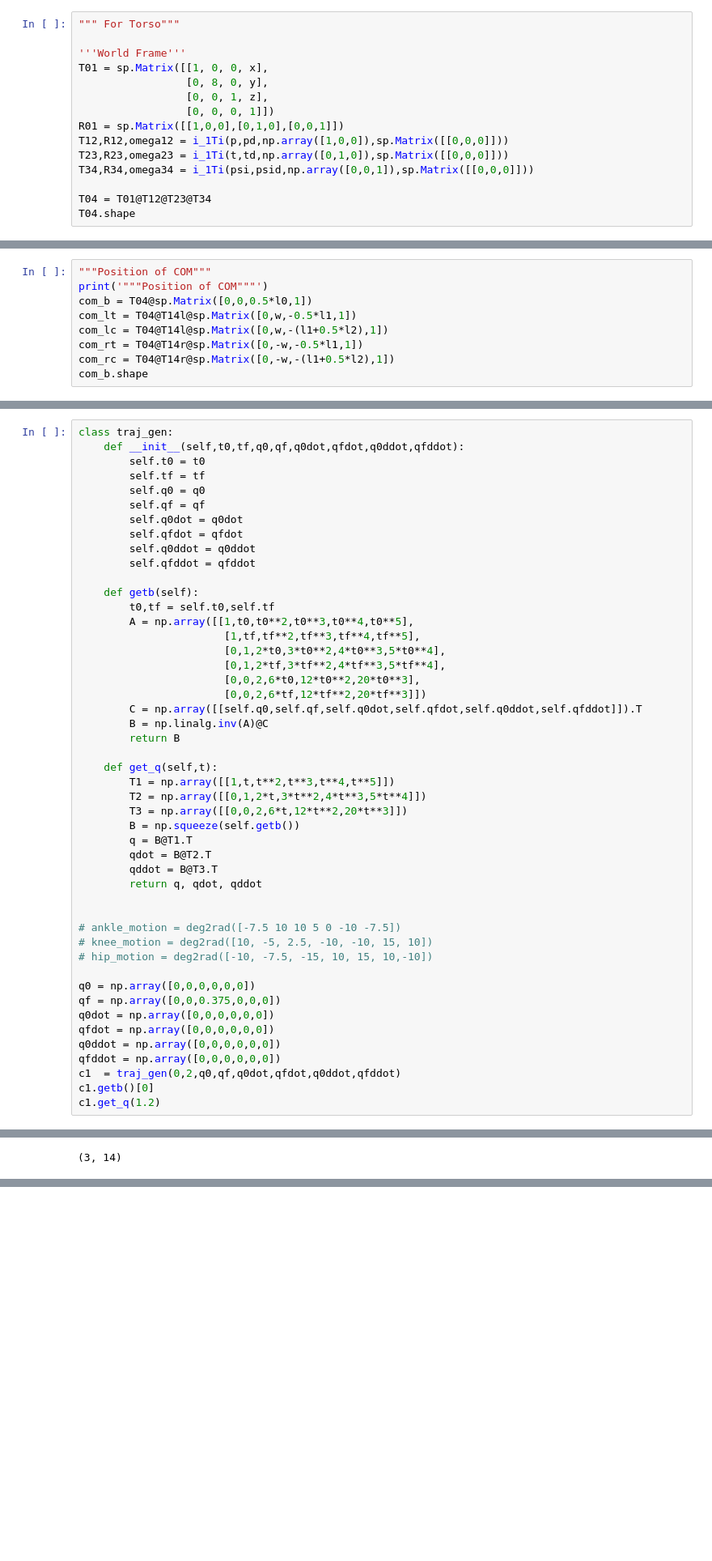
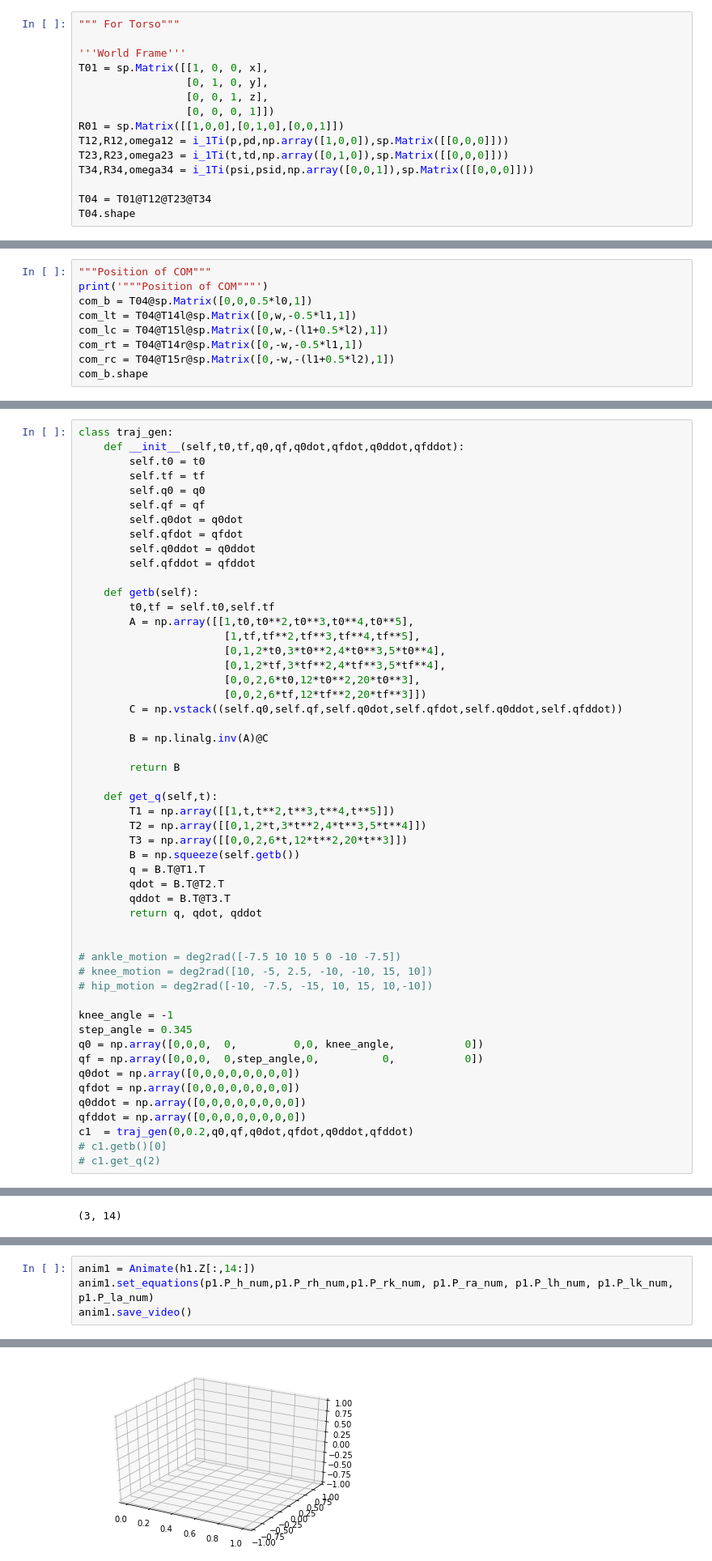
Before and after one commit to amit-420/legged_course, a Jupyter notebook: Legged_module_5_bipedal_walking.ipynb, the cells around one changed output, grey strips where cells are left out. Shown: that part at 81% size. Saved outputs shown, nothing was run; the diff lists cells and outputs as text; blank space fills up the shorter version.

```diff
--- a/Legged_module_5_bipedal_walking.ipynb
+++ b/Legged_module_5_bipedal_walking.ipynb
@@ -93,7 +93,7 @@ T15l.shape
 
 '''World Frame'''
 T01 = sp.Matrix([[1, 0, 0, x],
-                 [0, 8, 0, y],
+                 [0, 1, 0, y],
                  [0, 0, 1, z],
                  [0, 0, 0, 1]])
 R01 = sp.Matrix([[1,0,0],[0,1,0],[0,0,1]])
@@ -133,9 +133,9 @@ P_ra.shape
 print('"""Position of COM"""')
 com_b = T04@sp.Matrix([0,0,0.5*l0,1])
 com_lt = T04@T14l@sp.Matrix([0,w,-0.5*l1,1])
-com_lc = T04@T14l@sp.Matrix([0,w,-(l1+0.5*l2),1])
+com_lc = T04@T15l@sp.Matrix([0,w,-(l1+0.5*l2),1])
 com_rt = T04@T14r@sp.Matrix([0,-w,-0.5*l1,1])
-com_rc = T04@T14r@sp.Matrix([0,-w,-(l1+0.5*l2),1])
+com_rc = T04@T15r@sp.Matrix([0,-w,-(l1+0.5*l2),1])
 com_b.shape
 # %% [output]
 """Position of COM"""
@@ -238,8 +238,10 @@ class traj_gen:
                        [0,1,2*tf,3*tf**2,4*tf**3,5*tf**4],
                        [0,0,2,6*t0,12*t0**2,20*t0**3],
                        [0,0,2,6*tf,12*tf**2,20*tf**3]])
-        C = np.array([[self.q0,self.qf,self.q0dot,self.qfdot,self.q0ddot,self.qfddot]]).T
+        C = np.vstack((self.q0,self.qf,self.q0dot,self.qfdot,self.q0ddot,self.qfddot))
+
         B = np.linalg.inv(A)@C
+
         return B
 
     def get_q(self,t):
@@ -247,9 +249,9 @@ class traj_gen:
         T2 = np.array([[0,1,2*t,3*t**2,4*t**3,5*t**4]])
         T3 = np.array([[0,0,2,6*t,12*t**2,20*t**3]])
         B = np.squeeze(self.getb())
-        q = B@T1.T
-        qdot = B@T2.T
-        qddot = B@T3.T
+        q = B.T@T1.T
+        qdot = B.T@T2.T
+        qddot = B.T@T3.T
         return q, qdot, qddot
 
 
@@ -257,12 +259,14 @@ class traj_gen:
 # knee_motion = deg2rad([10, -5, 2.5, -10, -10, 15, 10])
 # hip_motion = deg2rad([-10, -7.5, -15, 10, 15, 10,-10])
 
-q0 = np.array([0,0,0,0,0,0])
-qf = np.array([0,0,0.375,0,0,0])
-q0dot = np.array([0,0,0,0,0,0])
-qfdot = np.array([0,0,0,0,0,0])
-q0ddot = np.array([0,0,0,0,0,0])
-qfddot = np.array([0,0,0,0,0,0])
-c1  = traj_gen(0,2,q0,qf,q0dot,qfdot,q0ddot,qfddot)
-c1.getb()[0]
-c1.get_q(1.2)
+knee_angle = -1
+step_angle = 0.345
+q0 = np.array([0,0,0,  0,         0,0, knee_angle,           0])
+qf = np.array([0,0,0,  0,step_angle,0,          0,           0])
+q0dot = np.array([0,0,0,0,0,0,0,0])
+qfdot = np.array([0,0,0,0,0,0,0,0])
+q0ddot = np.array([0,0,0,0,0,0,0,0])
+qfddot = np.array([0,0,0,0,0,0,0,0])
+c1  = traj_gen(0,0.2,q0,qf,q0dot,qfdot,q0ddot,qfddot)
+# c1.getb()[0]
+# c1.get_q(2)
@@ -558,0 +744,5 @@ class Animate():
+# %%
+anim1 = Animate(h1.Z[:,14:])
+anim1.set_equations(p1.P_h_num,p1.P_rh_num,p1.P_rk_num, p1.P_ra_num, p1.P_lh_num, p1.P_lk_num, p1.P_la_num)
+anim1.save_video()
+# %% [output]
@@ -558,0 +782 @@ class Animate():
+[figure, added]
```
Also changed, not shown: parts of 10 cells of this notebook, 2 other files.
